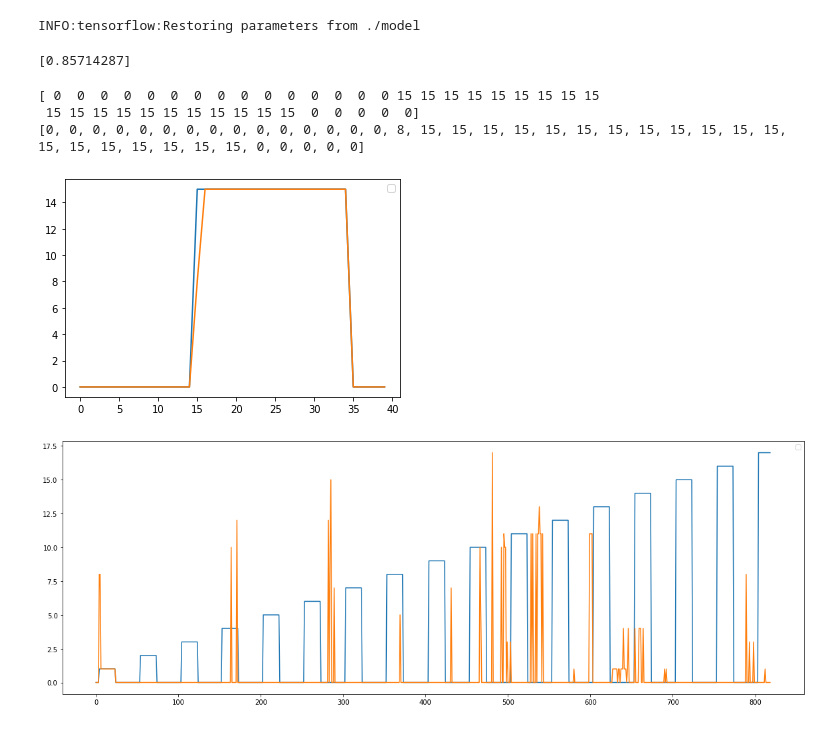
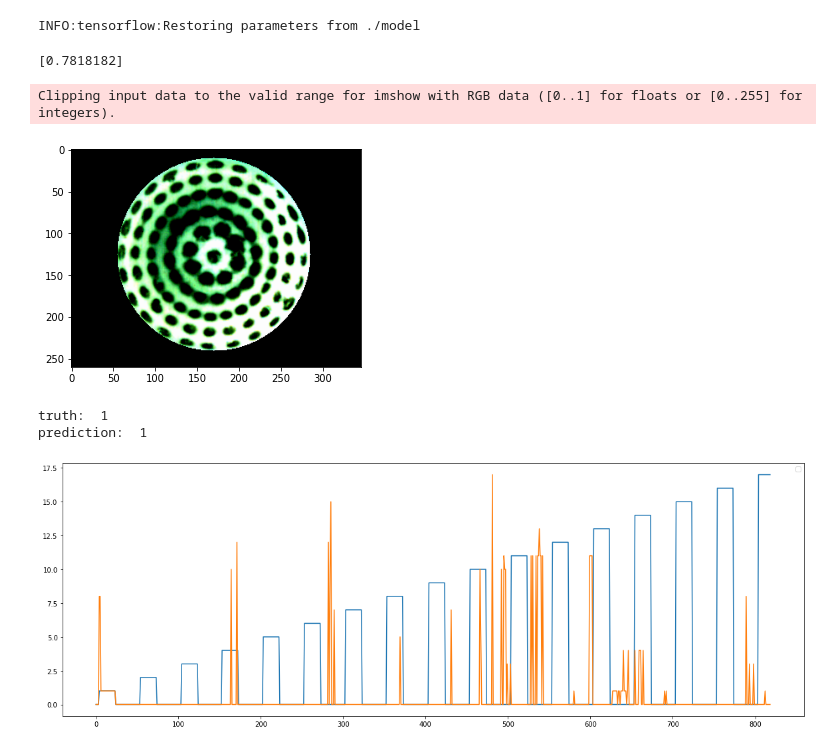
Before and after one commit to abdullaayyad96/DVSContactEstimation, a Jupyter notebook: Image_CNN.ipynb, the cells around one changed output. Drawn from its saved outputs; the diff is of its cells as text; code cells hidden in the pictures.

Commit message:
Bug fixes with frame based CNN

```diff
--- a/Image_CNN.ipynb
+++ b/Image_CNN.ipynb
@@ -116,51 +115,36 @@ saver.restore(sess, tf.train.latest_checkpoint('./'))
 # %% [output]
 INFO:tensorflow:Restoring parameters from ./model
 # %%
-data_loader = DataLoader('test_centered_2.hdf5')
-data_loader.divide_data(train_percentage=0.0, valid_percentage=0.0, test_percentage=1)
+#data_loader = DataLoader('frame_17_point_centered.hdf5')
+#data_loader.divide_data(train_percentage=0.9, valid_percentage=0.05, test_percentage=0.05)
 #data_loader.divide_data()
-x_train, y_train, test_size = data_loader.get_test_data_sequence()
-initial_state_value = np.zeros(shape=(test_size, 29, 39, 20), dtype=float)
+x_test, y_test, test_size = data_loader.get_test_data()
 
 test_accuracy = sess.run([accuracy_op],
-                    feed_dict={input_image: x_train, grount_truth: y_train, initial_hidden_state: initial_state_value, initial_carry_state: initial_state_value})
+                    feed_dict={input_image: x_test, grount_truth: y_test})
 print(test_accuracy)
 # %% [output]
-[0.85714287]
+[0.7818182]
-# %%
-#Test step by step
-z = []
-idx = 14
-
-x_train, y_train, test_size = data_loader.get_test_data_sequence()
-final_hidden_state = []
-final_carry_state = []
-
-for i in range(len(x_train[idx])):
-    if i==0:
-        initial_hidden_state_value = np.zeros(shape=(1, 29, 39, 20), dtype=float)
-        initial_carry_state_value = np.zeros(shape=(1, 29, 39, 20), dtype=float)
-    else:
-        initial_hidden_state_value = final_hidden_state
-        initial_carry_state_value = final_carry_state
-    last_layer, final_hidden_state, final_carry_state = sess.run([nn_last_layer, hidden_state, carry_state],
-                                feed_dict={input_image: [[x_train[idx][i]]], initial_hidden_state: initial_hidden_state_value, initial_carry_state: initial_carry_state_value})
-    #plt.imshow(x_train[idx][i])
-    #plt.show()
-    g = np.argmax(last_layer.reshape(-1), 0)
-    z.append(g)
-
-print(np.argmax(y_train[idx, :, :], axis=1))
-print(z)
-plt.plot(np.argmax(y_train[idx, :, :], axis=1))
-plt.plot(z)
-plt.legend('true', 'lstm')
-plt.show()
-# %% [output]
-[ 0  0  0  0  0  0  0  0  0  0  0  0  0  0  0 15 15 15 15 15 15 15 15 15
- 15 15 15 15 15 15 15 15 15 15 15  0  0  0  0  0]
-[0, 0, 0, 0, 0, 0, 0, 0, 0, 0, 0, 0, 0, 0, 0, 8, 15, 15, 15, 15, 15, 15, 15, 15, 15, 15, 15, 15, 15, 15, 15, 15, 15, 15, 15, 0, 0, 0, 0, 0]
-[figure, removed]
+# %%
+#Test and visualize output
+idx = 37
+
+input_x = x_test[idx]
+truth_class = np.argmax(y_test[idx])
+
+NN_output = sess.run([nn_last_layer], feed_dict={input_image: [input_x]})
+
+NN_prediction = np.argmax(NN_output)
+
+plt.imshow((input_x))
+plt.show()
+print("truth: ", truth_class)
+print("prediction: ", NN_prediction)
+# %% [output]
+Clipping input data to the valid range for imshow with RGB data ([0..1] for floats or [0..255] for integers).
+[figure, added]
+truth:  1
+prediction:  1
 # %%
 #run full sequence
 
```
Also changed, not shown: parts of 4 cells of this notebook, 4 other files.
